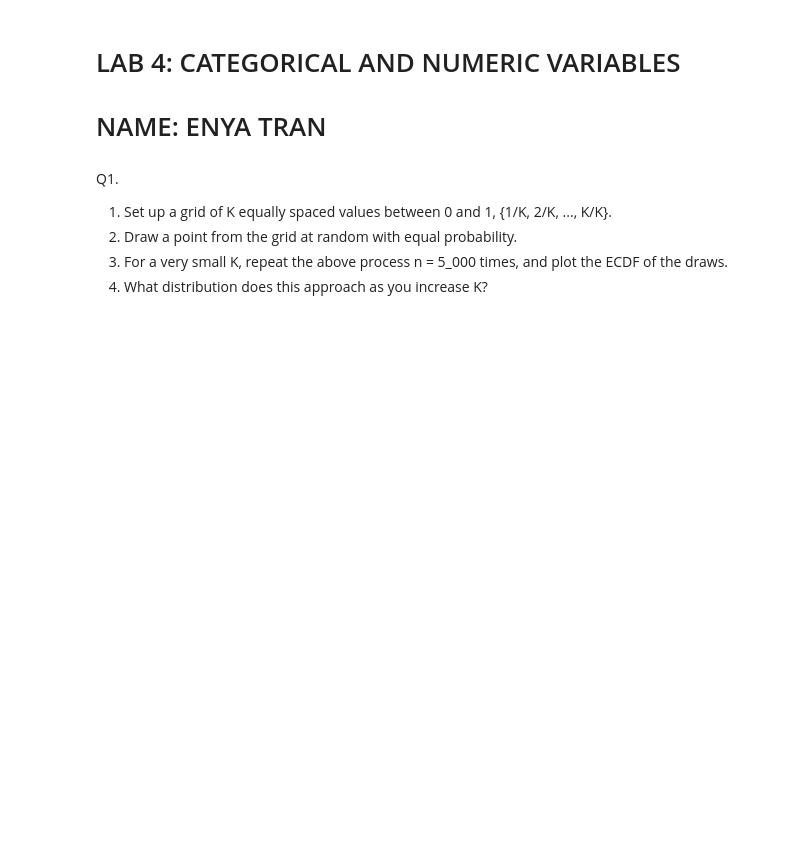
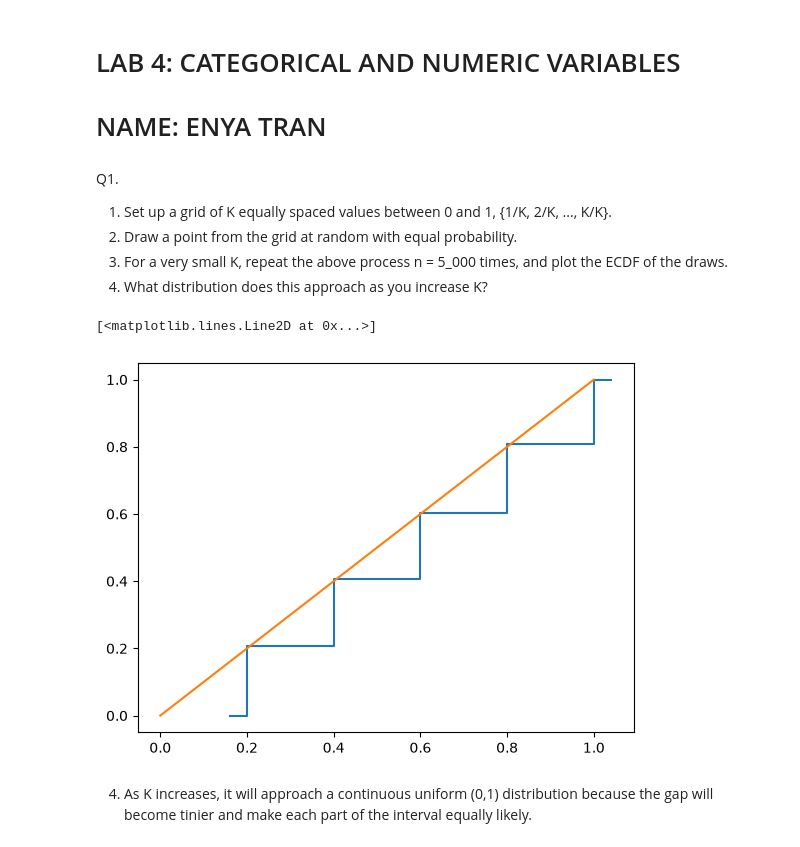
Before and after one commit to enyatran2111/uu_categorical_and_numeric, a Jupyter notebook: thursday_lab/Enya Tran_lab4.ipynb, the cells around one changed output. Cells and saved outputs as stored; diff of their text form; code cells hidden in the pictures; blank space fills up the shorter version.

```diff
--- a/thursday_lab/Enya Tran_lab4.ipynb
+++ b/thursday_lab/Enya Tran_lab4.ipynb
@@ -24,5 +24,14 @@ grid = np.arange(1, K+1)/K
 random = rng.choice(grid, size=n, replace=True)
 # %%
-# Plot the ECDF
+# 3. For a very small K, repeat the above process n = 5_000 times, and plot the ECDF of the draws.
 result = ecdf(random)
 result.cdf.plot()
+x = np.linspace(0,1,1000)
+plt.plot(
+    x,
+    uniform.cdf(x,loc=0,scale=1))
+# %% [output]
+[<matplotlib.lines.Line2D at 0x...>]
+[figure, added]
+# %% [markdown]
+4. As K increases, it will approach a continuous uniform (0,1) distribution because the gap will become tinier and make each part of the interval equally likely.
```
Also changed, not shown: parts of 22 cells of this notebook.
